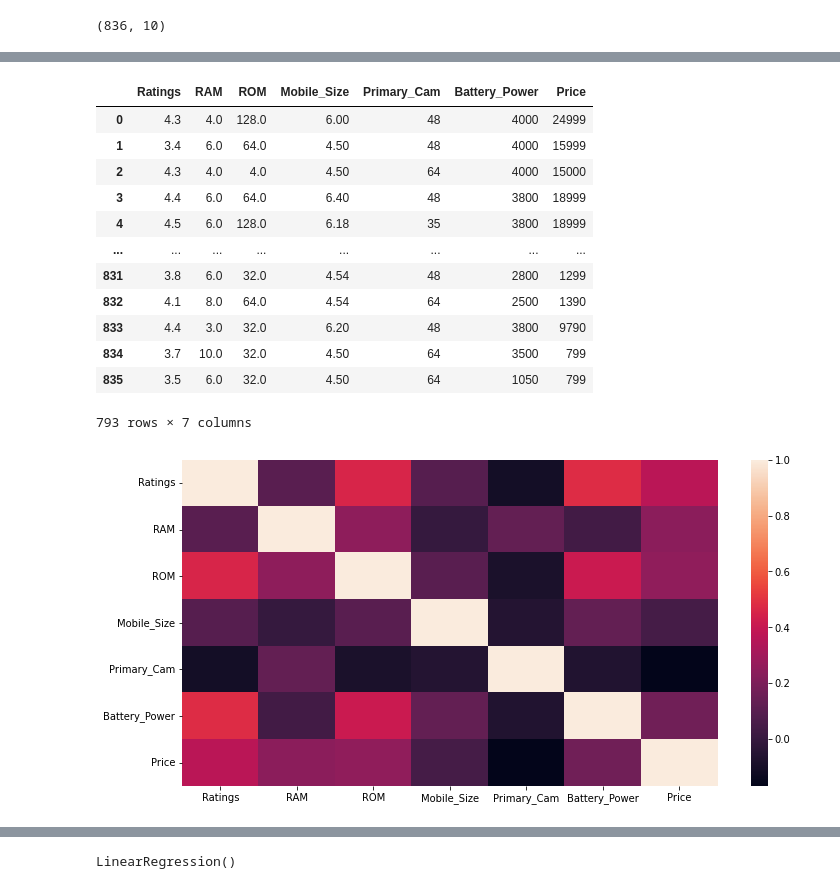
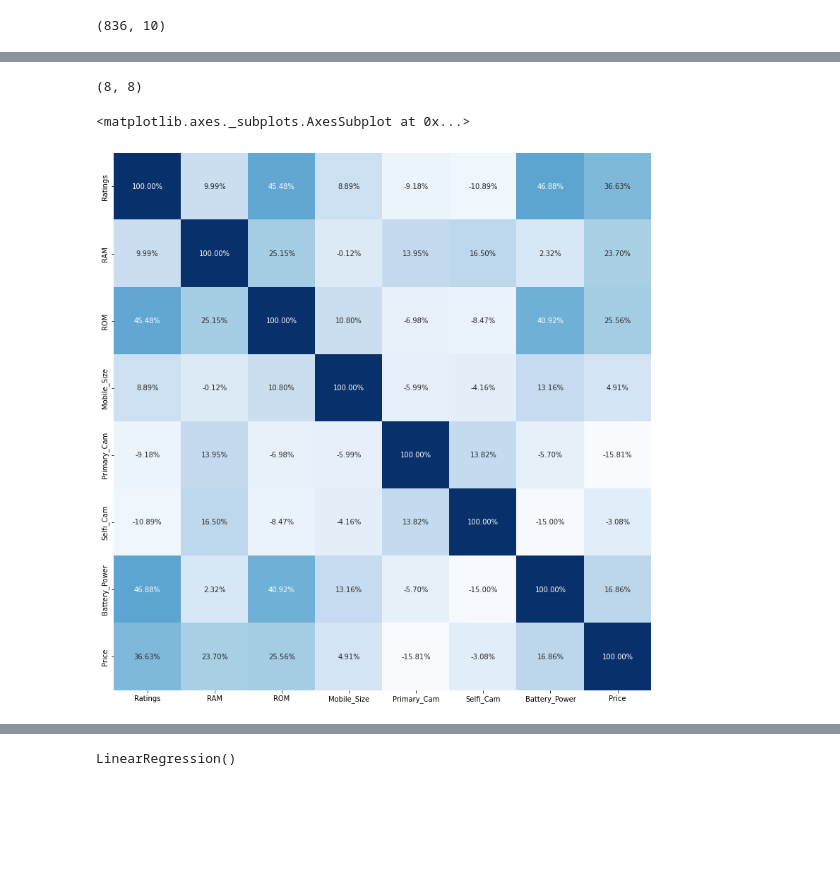
Before and after one commit to afrahnaaz/AI, a Jupyter notebook: AIProject.ipynb, the cells around one changed output, grey strips where cells are left out. Cells and saved outputs as stored; diff of their text form; code cells hidden in the pictures; blank space fills up the shorter version.

```diff
--- a/AIProject.ipynb
+++ b/AIProject.ipynb
@@ -98,26 +133,0 @@ dtype: int64
-# %%
-df=df.drop('Selfi_Cam', axis=1)
-# %%
-df=df.dropna()
-# %%
-df
-# %% [output]
-|  | Ratings | RAM | ROM | Mobile_Size | Primary_Cam | Battery_Power | Price |
-| 0 | 4.3 | 4.0 | 128.0 | 6.00 | 48 | 4000 | 24999 |
-| 1 | 3.4 | 6.0 | 64.0 | 4.50 | 48 | 4000 | 15999 |
-| 2 | 4.3 | 4.0 | 4.0 | 4.50 | 64 | 4000 | 15000 |
-| 3 | 4.4 | 6.0 | 64.0 | 6.40 | 48 | 3800 | 18999 |
-| 4 | 4.5 | 6.0 | 128.0 | 6.18 | 35 | 3800 | 18999 |
-| ... | ... | ... | ... | ... | ... | ... | ... |
-| 831 | 3.8 | 6.0 | 32.0 | 4.54 | 48 | 2800 | 1299 |
-| 832 | 4.1 | 8.0 | 64.0 | 4.54 | 64 | 2500 | 1390 |
-| 833 | 4.4 | 3.0 | 32.0 | 6.20 | 48 | 3800 | 9790 |
-| 834 | 3.7 | 10.0 | 32.0 | 4.50 | 64 | 3500 | 799 |
-| 835 | 3.5 | 6.0 | 32.0 | 4.50 | 64 | 1050 | 799 |
-793 rows × 7 columns
-# %%
-plt.figure(figsize = (12,6))
-sns.heatmap(df.corr())
-plt.show()
-# %% [output]
-[figure, removed]
@@ -128,0 +134,11 @@ X_train,X_test,y_train,y_test = train_test_split(x, y, test_size=0.33, random_st
+# %%
+corr = df.corr()
+corr.shape
+# %% [output]
+(8, 8)
+# %%
+plt.figure(figsize=(14,14))
+sns.heatmap(corr, cbar=False, square= True, fmt='.2%', annot=True, cmap='Blues')
+# %% [output]
+<matplotlib.axes._subplots.AxesSubplot at 0x...>
+[figure, added]
```
Also changed, not shown: parts of 61 cells of this notebook.
